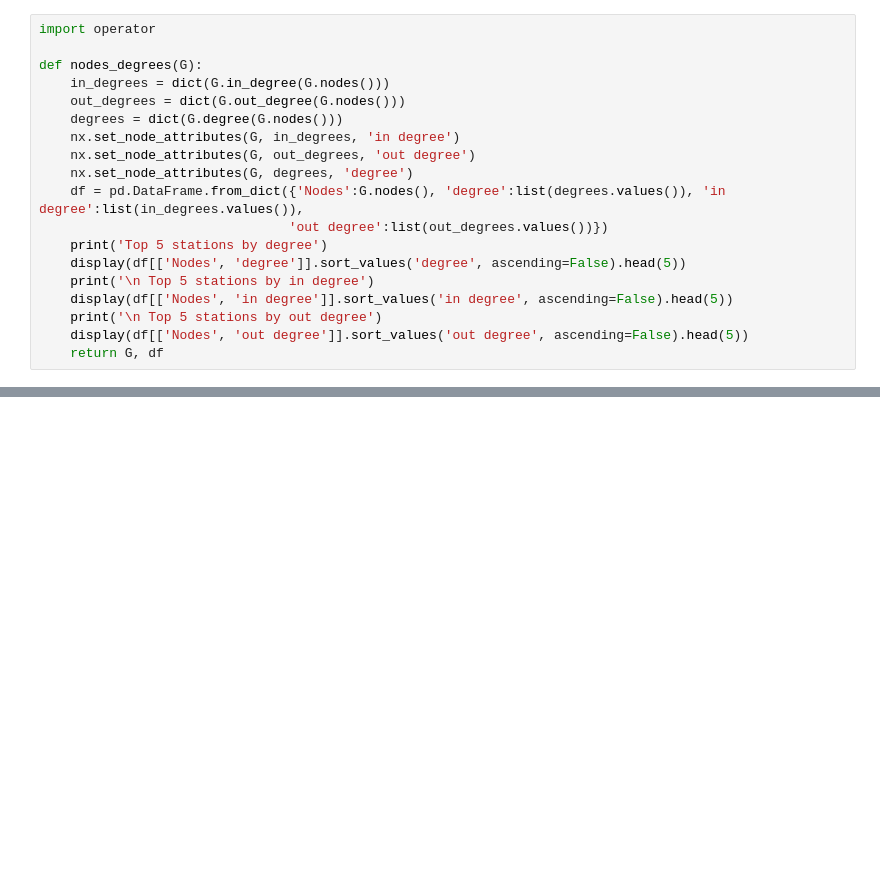
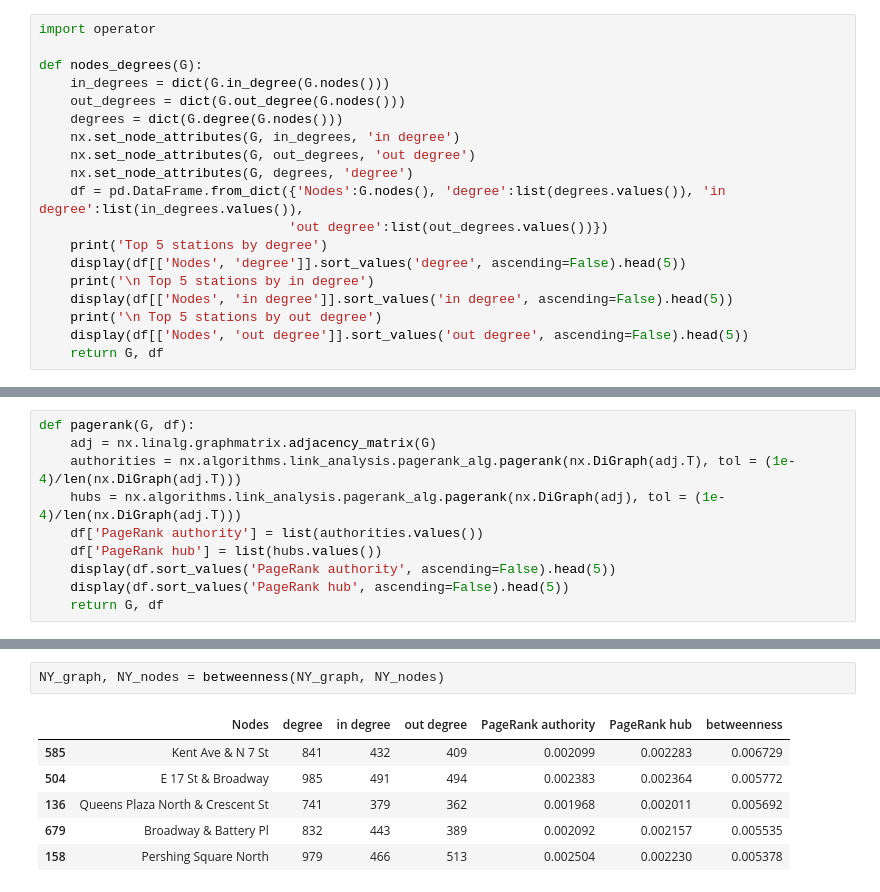
Before and after one commit to tommilotta/Bike-sharing-Analysis, a Jupyter notebook: Network_Analysis.ipynb, the cells around one changed output, grey strips where cells are left out. Drawn from its saved outputs; the diff is of its cells as text; blank space fills up the shorter version.

```diff
--- a/Network_Analysis.ipynb
+++ b/Network_Analysis.ipynb
@@ -101,0 +146,10 @@ BOS_graph, BOS_nodes = nodes_degrees(BOS_graph)
+# %%
+def pagerank(G, df):
+    adj = nx.linalg.graphmatrix.adjacency_matrix(G)
+    authorities = nx.algorithms.link_analysis.pagerank_alg.pagerank(nx.DiGraph(adj.T), tol = (1e-4)/len(nx.DiGraph(adj.T)))
+    hubs = nx.algorithms.link_analysis.pagerank_alg.pagerank(nx.DiGraph(adj), tol = (1e-4)/len(nx.DiGraph(adj.T)))
+    df['PageRank authority'] = list(authorities.values())
+    df['PageRank hub'] = list(hubs.values())
+    display(df.sort_values('PageRank authority', ascending=False).head(5))
+    display(df.sort_values('PageRank hub', ascending=False).head(5))
+    return G, df
@@ -101,0 +212,9 @@ BOS_graph, BOS_nodes = nodes_degrees(BOS_graph)
+# %%
+NY_graph, NY_nodes = betweenness(NY_graph, NY_nodes)
+# %% [output]
+|  | Nodes | degree | in degree | out degree | PageRank authority | PageRank hub | betweenness |
+| 585 | Kent Ave & N 7 St | 841 | 432 | 409 | 0.002099 | 0.002283 | 0.006729 |
+| 504 | E 17 St & Broadway | 985 | 491 | 494 | 0.002383 | 0.002364 | 0.005772 |
+| 136 | Queens Plaza North & Crescent St | 741 | 379 | 362 | 0.001968 | 0.002011 | 0.005692 |
+| 679 | Broadway & Battery Pl | 832 | 443 | 389 | 0.002092 | 0.002157 | 0.005535 |
+| 158 | Pershing Square North | 979 | 466 | 513 | 0.002504 | 0.002230 | 0.005378 |
```
Also changed, not shown: parts of 28 cells of this notebook.
